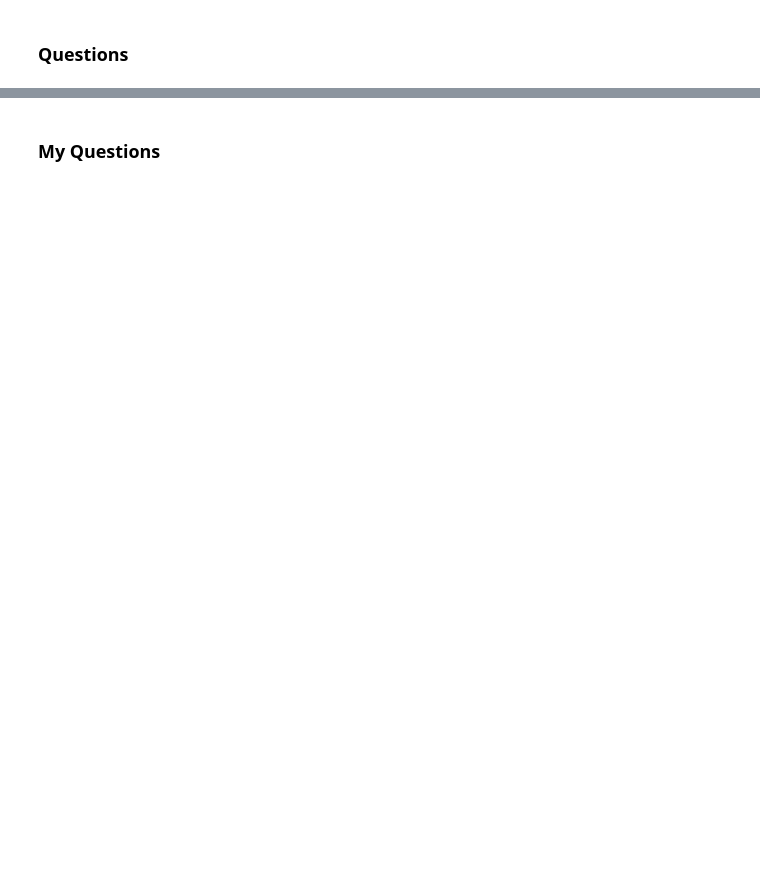
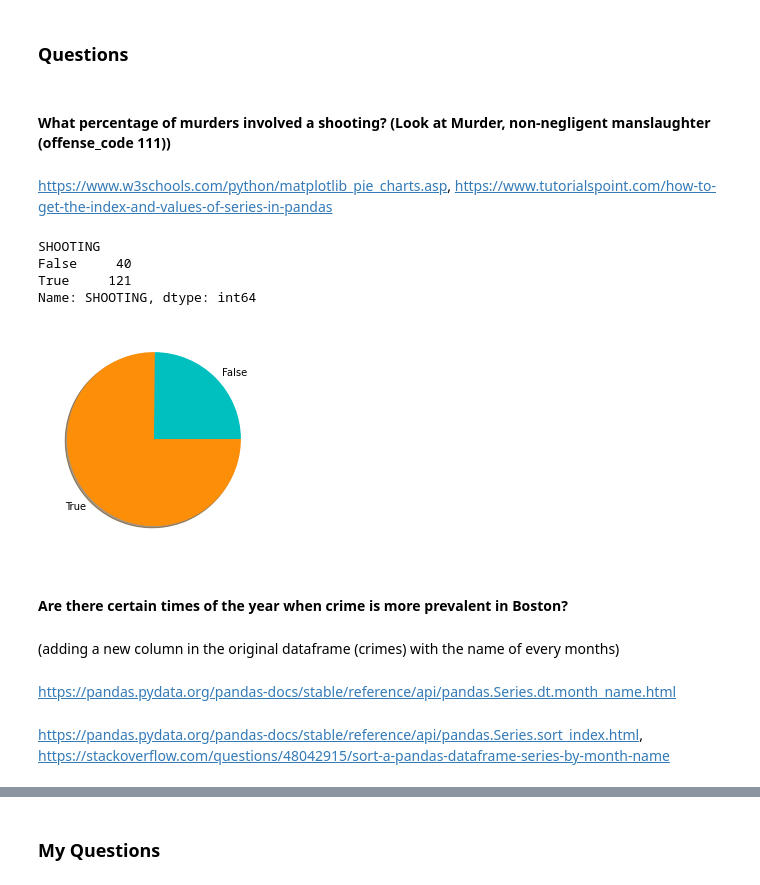
Before and after one commit to aemerson2024/data-science-2022F, a Jupyter notebook: unit3/Boston Crimes/project3 - boston crime.ipynb, the cells around one changed output, grey strips where cells are left out. Cells and saved outputs as stored; diff of their text form; code cells hidden in the pictures; blank space fills up the shorter version.

```diff
--- a/unit3/Boston Crimes/project3 - boston crime.ipynb
+++ b/unit3/Boston Crimes/project3 - boston crime.ipynb
@@ -5,9 +5,5 @@ import pandas as pd
 import matplotlib.pyplot as plt
 import seaborn as sns
 
-crimes = pd.read_csv('crime.csv', index_col="INCIDENT_NUMBER")
-pd.set_option('display.max_rows', None)
-pd.set_option('display.max_columns', None)
-pd.set_option('display.width', None)
-pd.set_option('display.max_colwidth', None)
+crimes = pd.read_csv('crime.csv')
 crimes
@@ -20,2 +32,2 @@ profile.to_file(output_file='boston-crimes-profiling.html')
 # %%
-pd.to_datetime(crimes["OCCURRED_ON_DATE"])
+crimes['OCCURRED_ON_DATE'] = pd.to_datetime(crimes["OCCURRED_ON_DATE"])
@@ -37,0 +38,4 @@ https://pandas.pydata.org/docs/reference/api/pandas.DataFrame.bool.html
+# %%
+crimes['SHOOTING'] = crimes['SHOOTING'].fillna(False)
+crimes['SHOOTING'] = crimes['SHOOTING'].replace("Y", True)
+crimes
@@ -40,2 +132,25 @@ https://pandas.pydata.org/docs/reference/api/pandas.DataFrame.bool.html
 # %% [markdown]
 ### Questions
+# %% [markdown]
+#### What percentage of murders involved a shooting? (Look at Murder, non-negligent manslaughter (offense_code 111))
+# %% [markdown]
+https://www.w3schools.com/python/matplotlib_pie_charts.asp, https://www.tutorialspoint.com/how-to-get-the-index-and-values-of-series-in-pandas
+# %%
+murders = crimes.loc[crimes.OFFENSE_CODE == 111].groupby('SHOOTING').SHOOTING.count()
+murders
+# %% [output]
+SHOOTING
+False     40
+True     121
+Name: SHOOTING, dtype: int64
+# %%
+plt.pie(murders, labels=murders.index, shadow=True, colors = ['c', '#fd8e08'])
+plt.show()
+# %% [output]
+[figure, added]
+# %% [markdown]
+#### Are there certain times of the year when crime is more prevalent in Boston?
+# %% [markdown]
+(adding a new column in the original dataframe (crimes) with the name of every months)
+# %% [markdown]
+https://pandas.pydata.org/pandas-docs/stable/reference/api/pandas.Series.dt.month_name.html
@@ -41,0 +159,2 @@ https://pandas.pydata.org/docs/reference/api/pandas.DataFrame.bool.html
+# %% [markdown]
+https://pandas.pydata.org/pandas-docs/stable/reference/api/pandas.Series.sort_index.html, https://stackoverflow.com/questions/48042915/sort-a-pandas-dataframe-series-by-month-name
```
Also changed, not shown: parts of 28 cells of this notebook.
